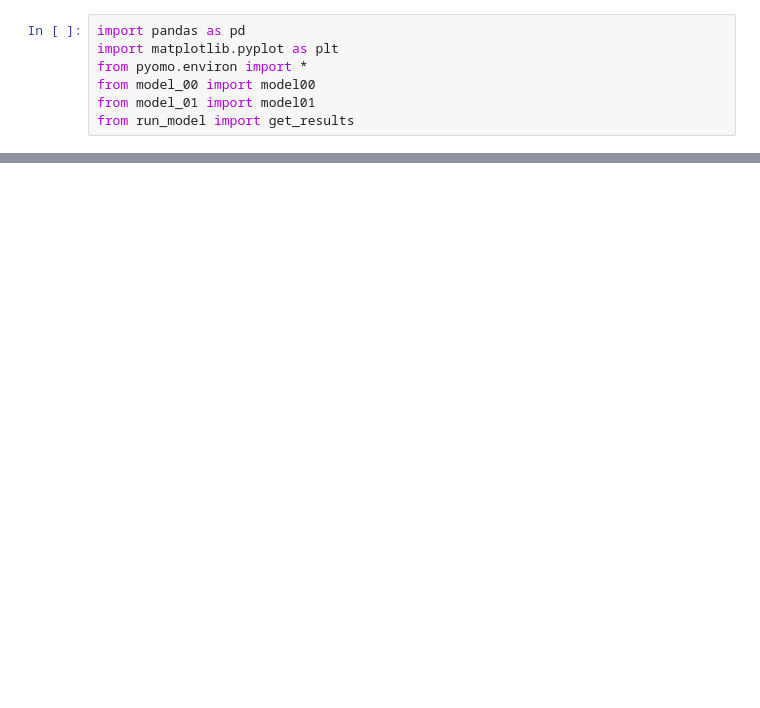
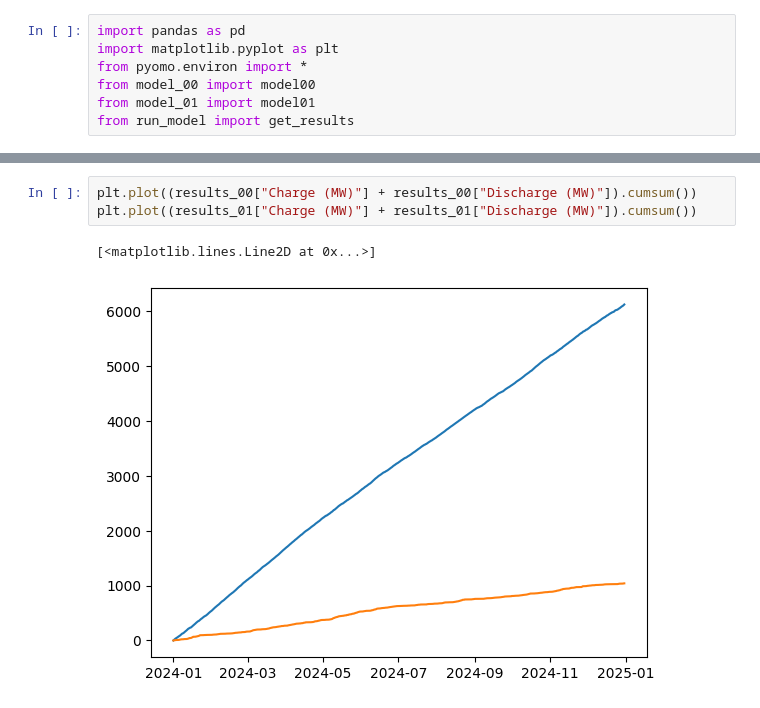
Before and after one commit to chumist-ncsu/CE_591_Project, a Jupyter notebook: progress_update_02/results.ipynb, the cells around one changed output, grey strips where cells are left out. Cells and saved outputs as stored; diff of their text form; blank space fills up the shorter version.

```diff
--- a/progress_update_02/results.ipynb
+++ b/progress_update_02/results.ipynb
@@ -56,0 +127,6 @@ sum(results_01["BESS Degradation Cost ($)"])
+# %%
+plt.plot((results_00["Charge (MW)"] + results_00["Discharge (MW)"]).cumsum())
+plt.plot((results_01["Charge (MW)"] + results_01["Discharge (MW)"]).cumsum())
+# %% [output]
+[<matplotlib.lines.Line2D at 0x...>]
+[figure, added]
```
Also changed, not shown: parts of 11 cells of this notebook, 12 other files.
